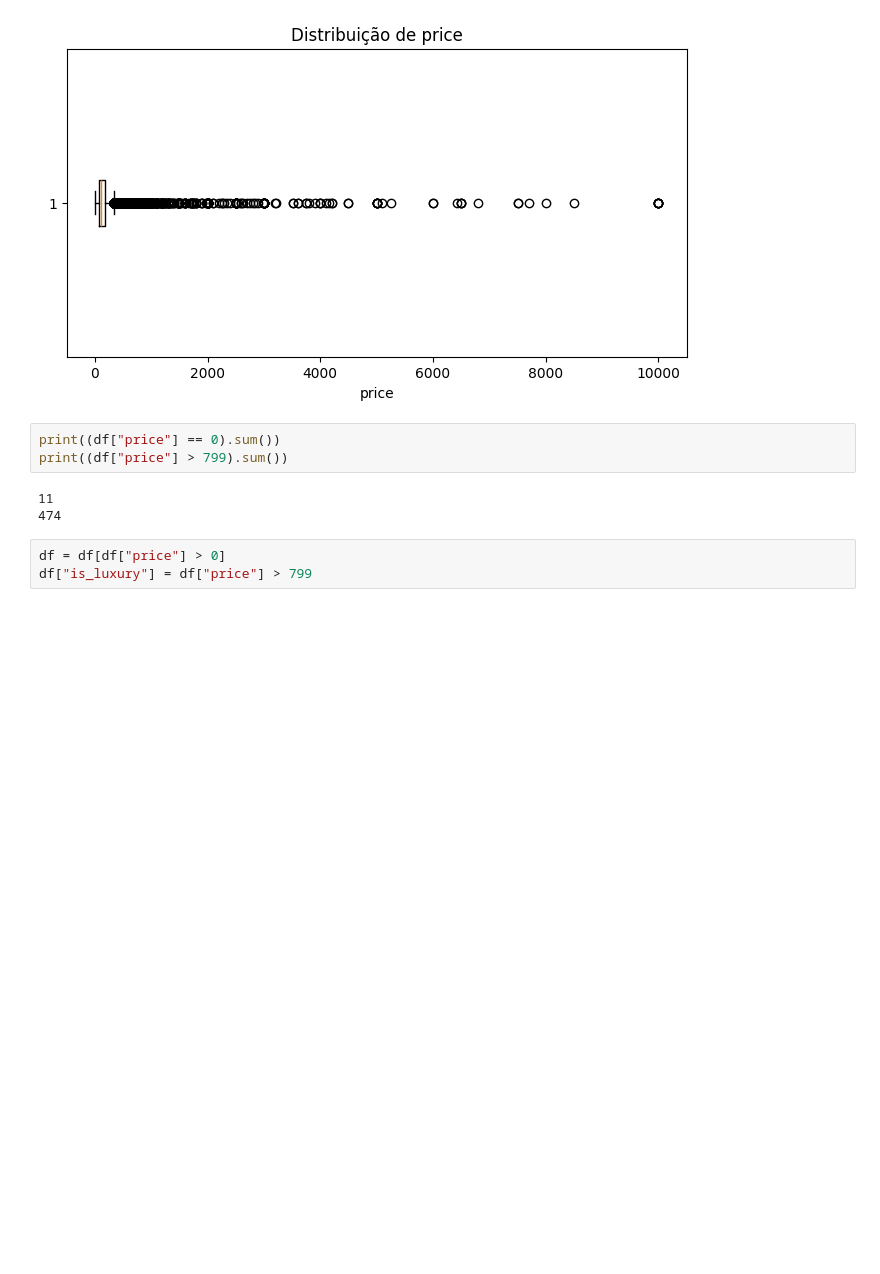
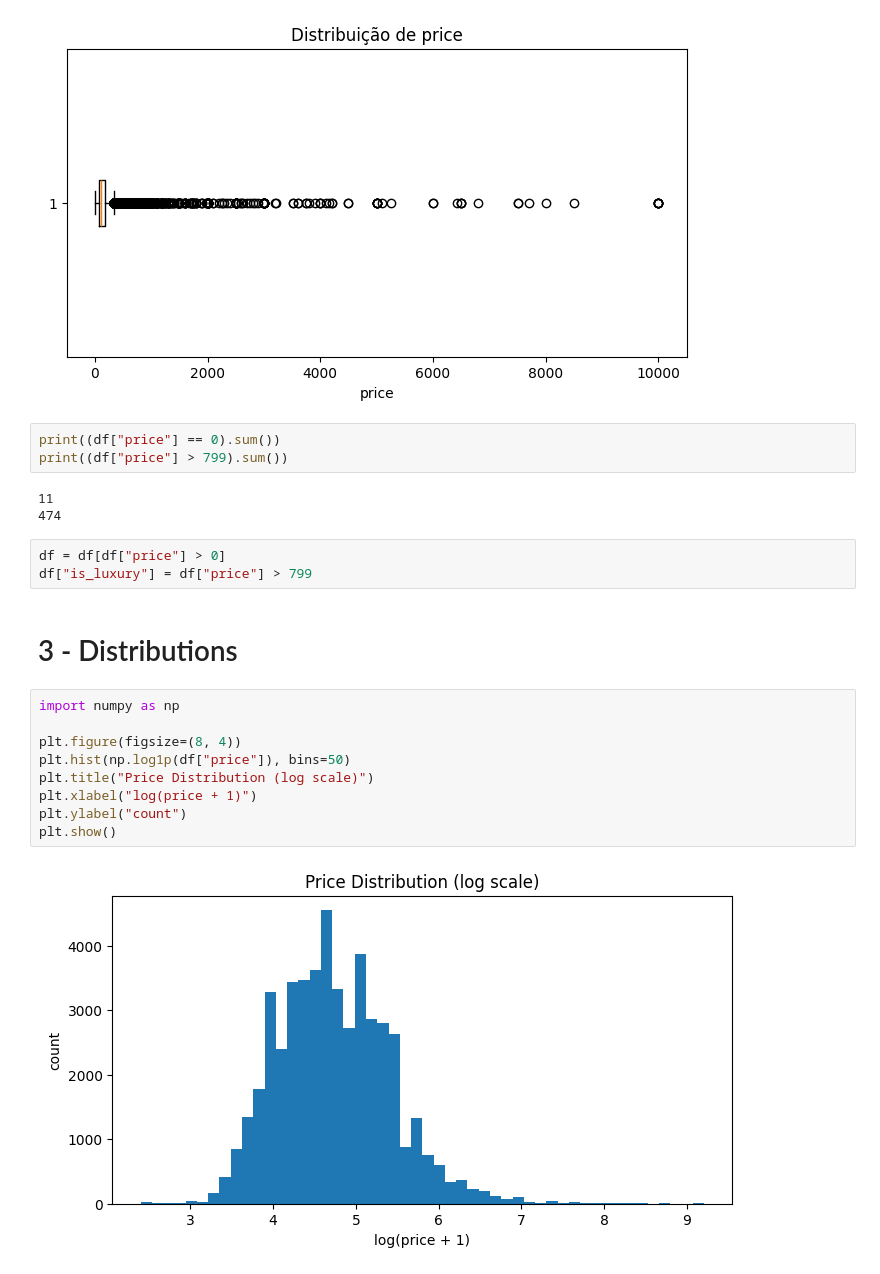
Before and after one commit to anxmarks/nyc-airbnb-analysis, a Jupyter notebook: notebooks/01_eda.ipynb, the cells around one changed output. Drawn from its saved outputs; the diff is of its cells as text; blank space fills up the shorter version.

```diff
--- a/notebooks/01_eda.ipynb
+++ b/notebooks/01_eda.ipynb
@@ -123,3 +123,16 @@ print((df["price"] > 799).sum())
 # %%
 df = df[df["price"] > 0]
 df["is_luxury"] = df["price"] > 799
+# %% [markdown]
+# 3 - Distributions
+# %%
+import numpy as np
+
+plt.figure(figsize=(8, 4))
+plt.hist(np.log1p(df["price"]), bins=50)
+plt.title("Price Distribution (log scale)")
+plt.xlabel("log(price + 1)")
+plt.ylabel("count")
+plt.show()
+# %% [output]
+[figure, added]
```
Also changed, not shown: parts of 10 cells of this notebook.
